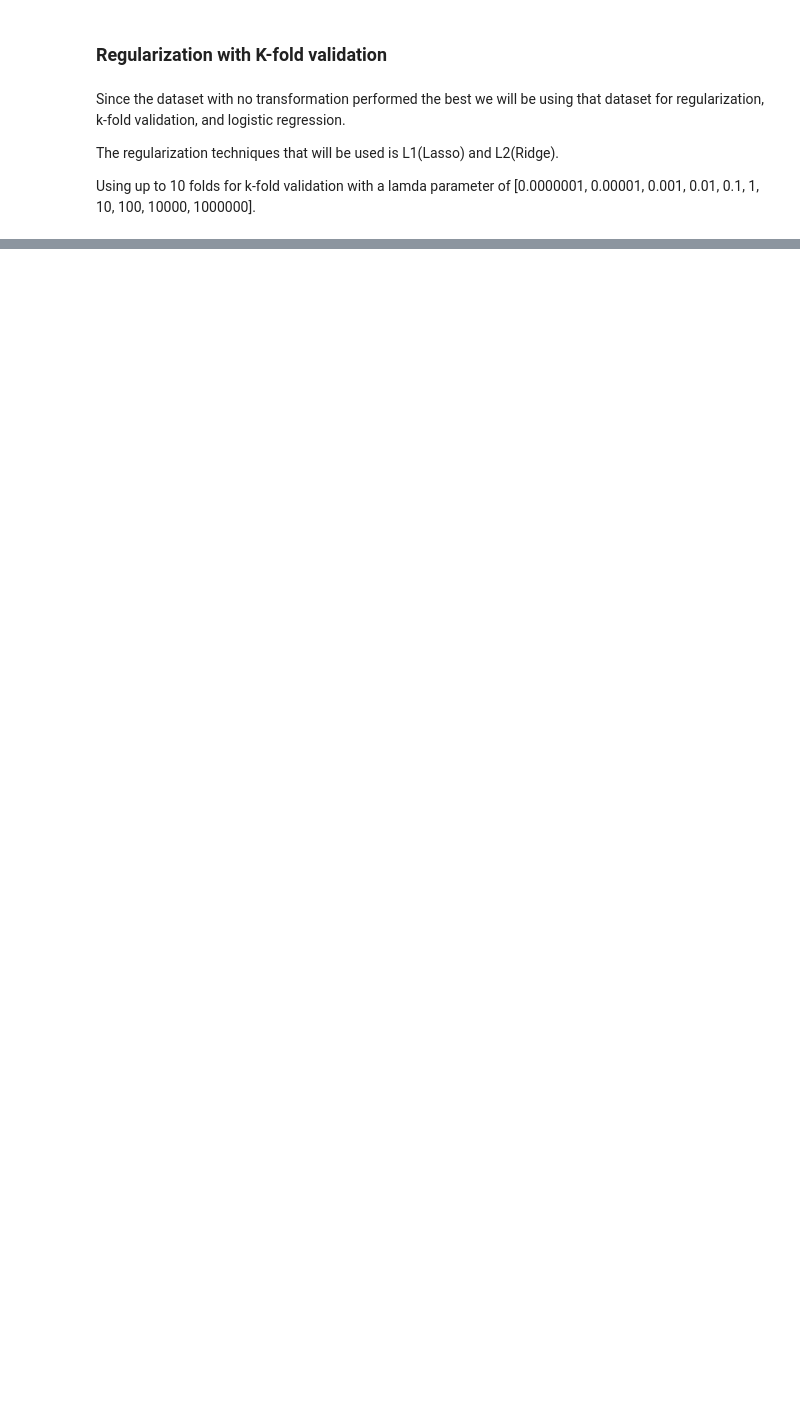
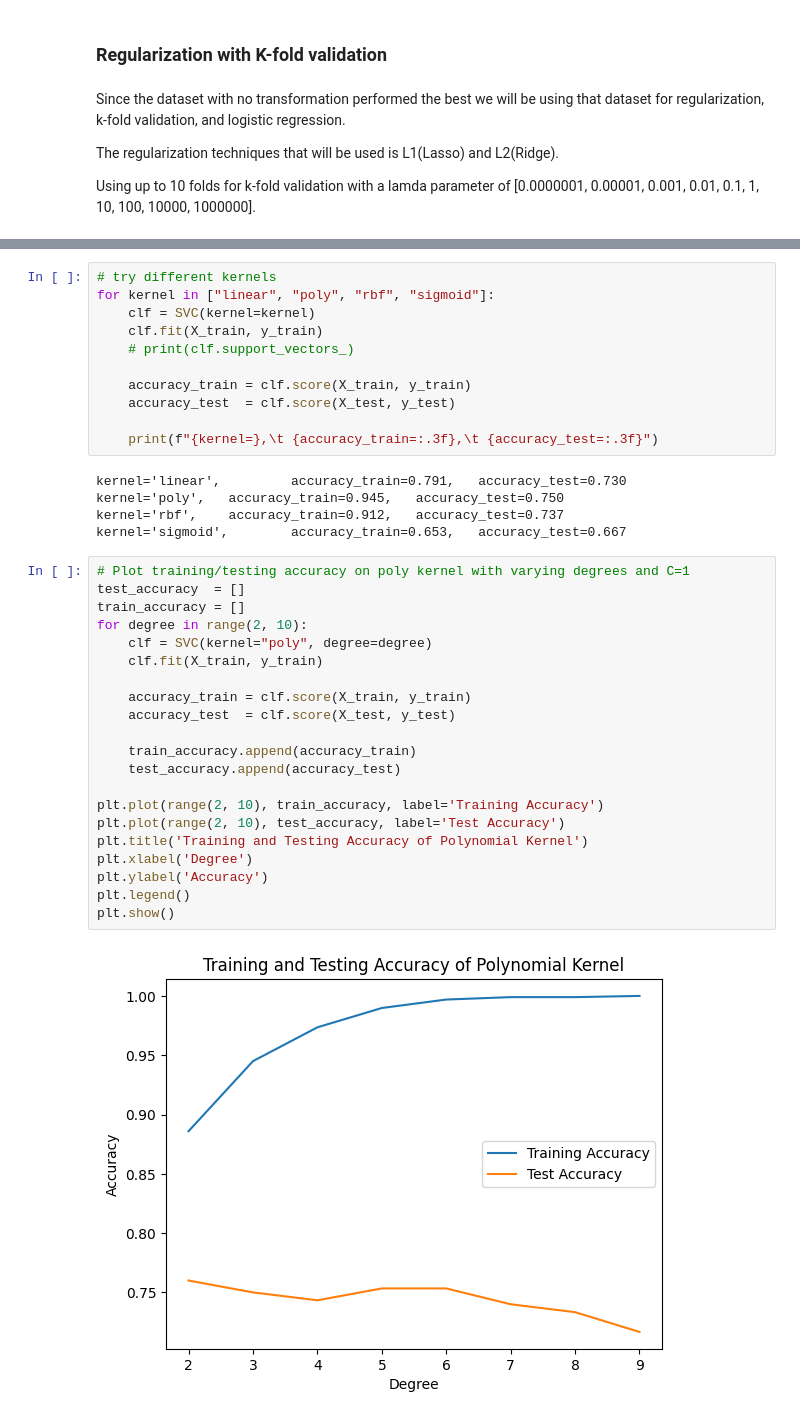
Before and after one commit to JETSlN/ML-Project, a Jupyter notebook: MLPROJECT.ipynb, the cells around one changed output, grey strips where cells are left out. Cells and saved outputs as stored; diff of their text form; blank space fills up the shorter version.

```diff
--- a/MLPROJECT.ipynb
+++ b/MLPROJECT.ipynb
@@ -297,0 +303,39 @@ Test accuracy: 0.750
+# %%
+# try different kernels
+for kernel in ["linear", "poly", "rbf", "sigmoid"]:
+    clf = SVC(kernel=kernel)
+    clf.fit(X_train, y_train)
+    # print(clf.support_vectors_)
+
+    accuracy_train = clf.score(X_train, y_train)
+    accuracy_test  = clf.score(X_test, y_test)
+
+    print(f"{kernel=},\t {accuracy_train=:.3f},\t {accuracy_test=:.3f}")
+# %% [output]
+kernel='linear',         accuracy_train=0.791,   accuracy_test=0.730
+kernel='poly',   accuracy_train=0.945,   accuracy_test=0.750
+kernel='rbf',    accuracy_train=0.912,   accuracy_test=0.737
+kernel='sigmoid',        accuracy_train=0.653,   accuracy_test=0.667
+# %%
+# Plot training/testing accuracy on poly kernel with varying degrees and C=1
+test_accuracy  = []
+train_accuracy = []
+for degree in range(2, 10):
+    clf = SVC(kernel="poly", degree=degree)
+    clf.fit(X_train, y_train)
+
+    accuracy_train = clf.score(X_train, y_train)
+    accuracy_test  = clf.score(X_test, y_test)
+
+    train_accuracy.append(accuracy_train)
+    test_accuracy.append(accuracy_test)
+
+plt.plot(range(2, 10), train_accuracy, label='Training Accuracy')
+plt.plot(range(2, 10), test_accuracy, label='Test Accuracy')
+plt.title('Training and Testing Accuracy of Polynomial Kernel')
+plt.xlabel('Degree')
+plt.ylabel('Accuracy')
+plt.legend()
+plt.show()
+# %% [output]
+[figure, added]
```
Also changed, not shown: parts of 11 cells of this notebook.
